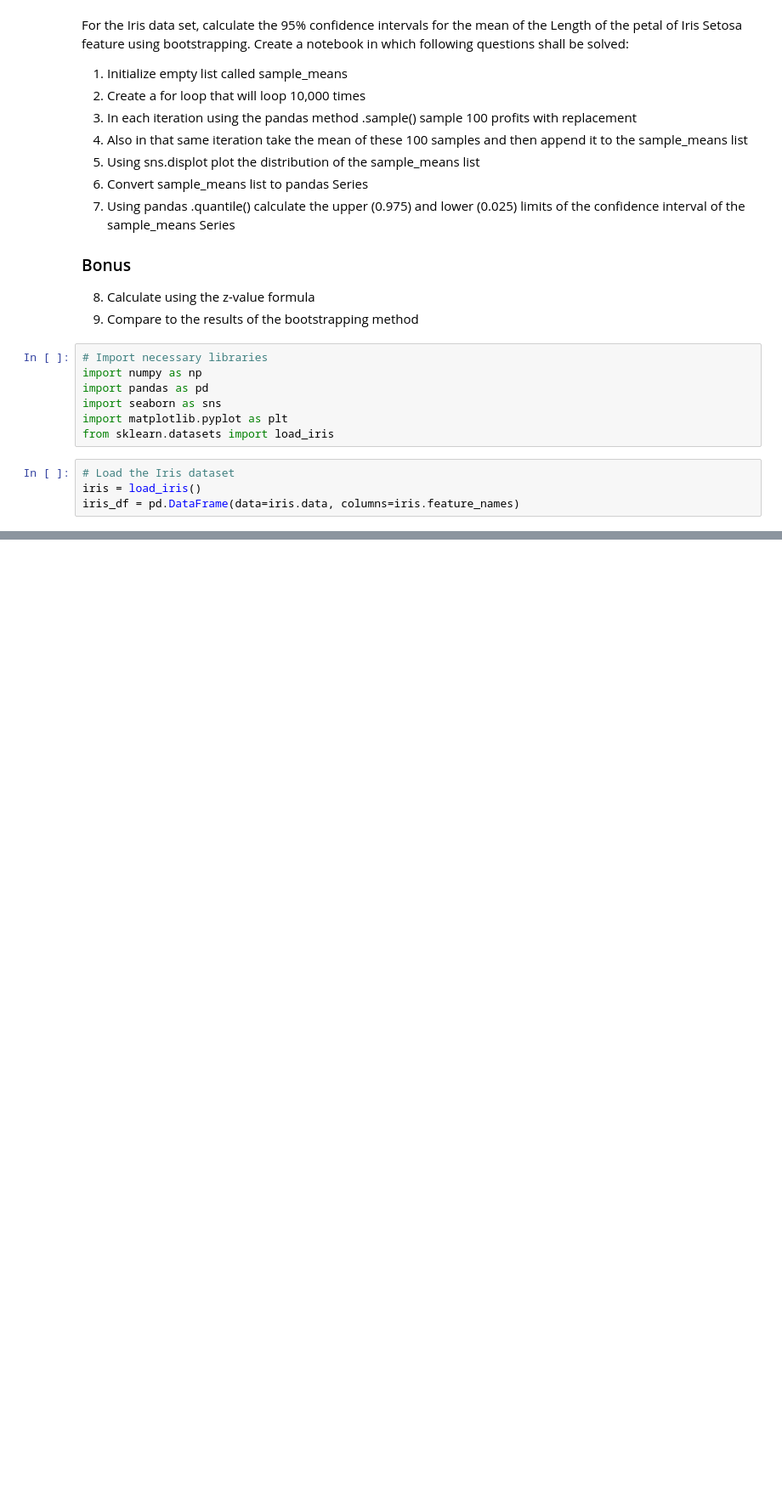
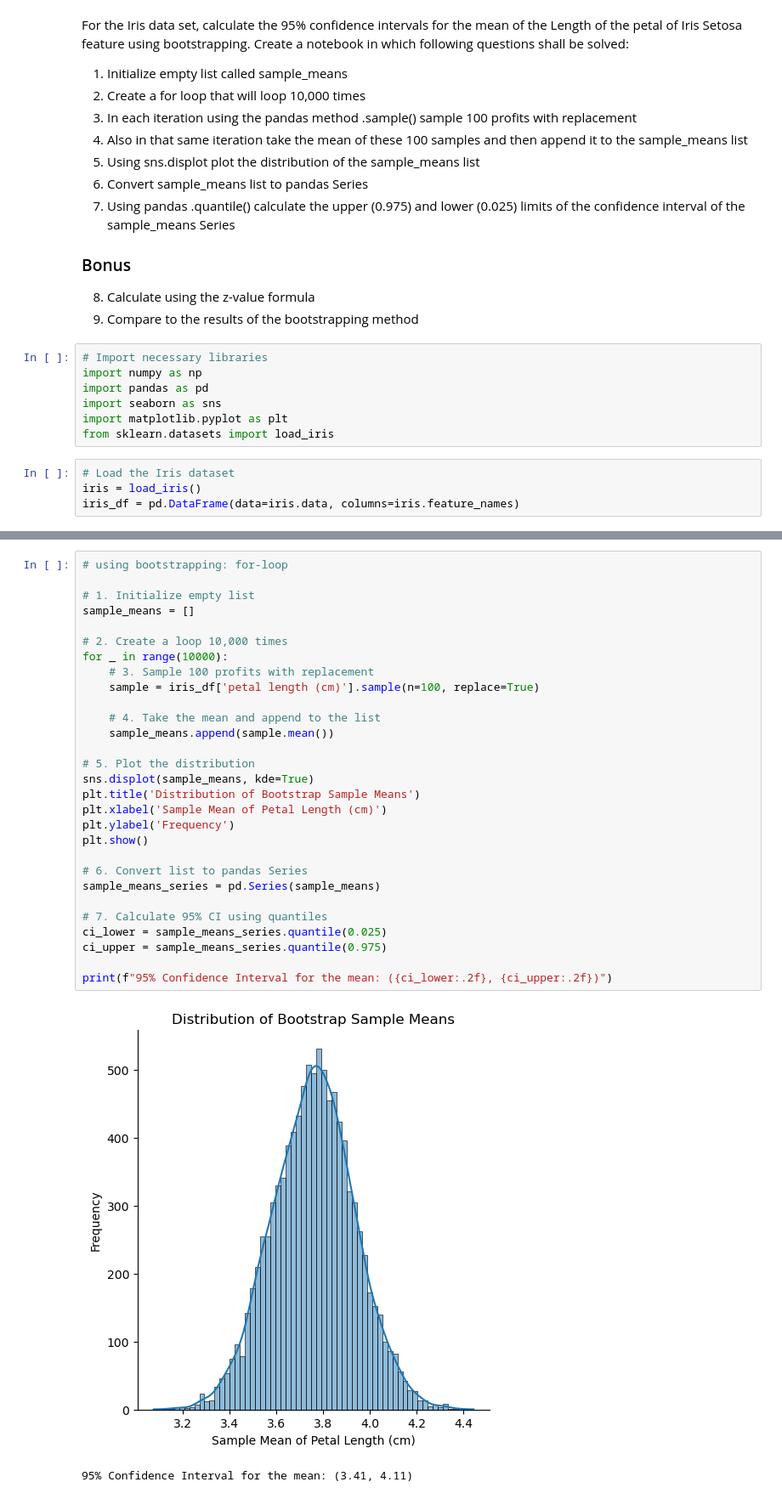
Before and after one commit to amandawang90-spec/neuefische-data-analysis-180825-advanced_analytics_module_and_projects, a Jupyter notebook: 02_confidence_intervals/exercise/Bonus_Exercises.ipynb, the cells around one changed output, grey strips where cells are left out. Shown: that part at 85% size. Saved outputs shown, nothing was run; the diff lists cells and outputs as text; blank space fills up the shorter version.

```diff
--- a/02_confidence_intervals/exercise/Bonus_Exercises.ipynb
+++ b/02_confidence_intervals/exercise/Bonus_Exercises.ipynb
@@ -78,0 +233,32 @@ iris_df = pd.DataFrame(data=iris.data, columns=iris.feature_names)
+# %%
+# using bootstrapping: for-loop
+
+# 1. Initialize empty list
+sample_means = []
+
+# 2. Create a loop 10,000 times
+for _ in range(10000):
+    # 3. Sample 100 profits with replacement
+    sample = iris_df['petal length (cm)'].sample(n=100, replace=True)
+
+    # 4. Take the mean and append to the list
+    sample_means.append(sample.mean())
+
+# 5. Plot the distribution
+sns.displot(sample_means, kde=True)
+plt.title('Distribution of Bootstrap Sample Means')
+plt.xlabel('Sample Mean of Petal Length (cm)')
+plt.ylabel('Frequency')
+plt.show()
+
+# 6. Convert list to pandas Series
+sample_means_series = pd.Series(sample_means)
+
+# 7. Calculate 95% CI using quantiles
+ci_lower = sample_means_series.quantile(0.025)
+ci_upper = sample_means_series.quantile(0.975)
+
+print(f"95% Confidence Interval for the mean: ({ci_lower:.2f}, {ci_upper:.2f})")
+# %% [output]
+[figure, added]
+95% Confidence Interval for the mean: (3.41, 4.11)
```
Also changed, not shown: parts of 16 cells of this notebook, 4 other files.
